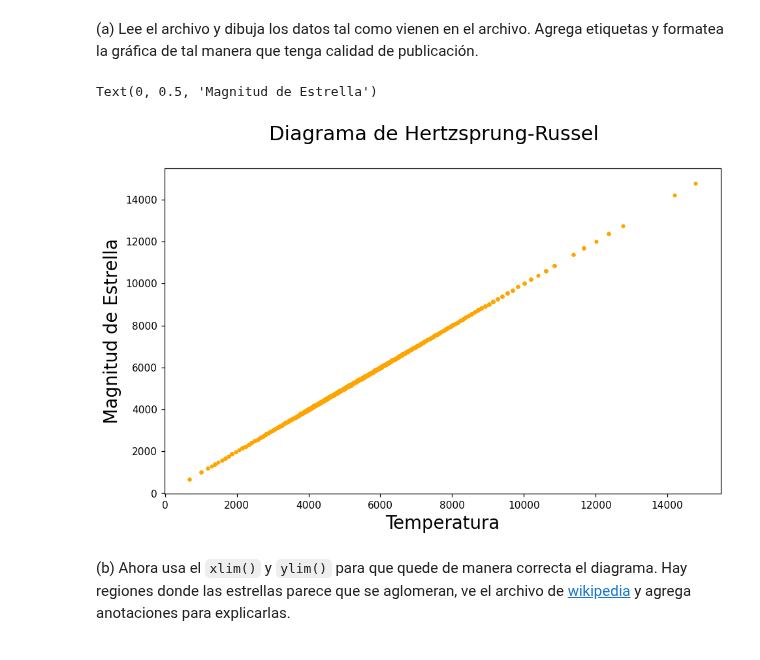
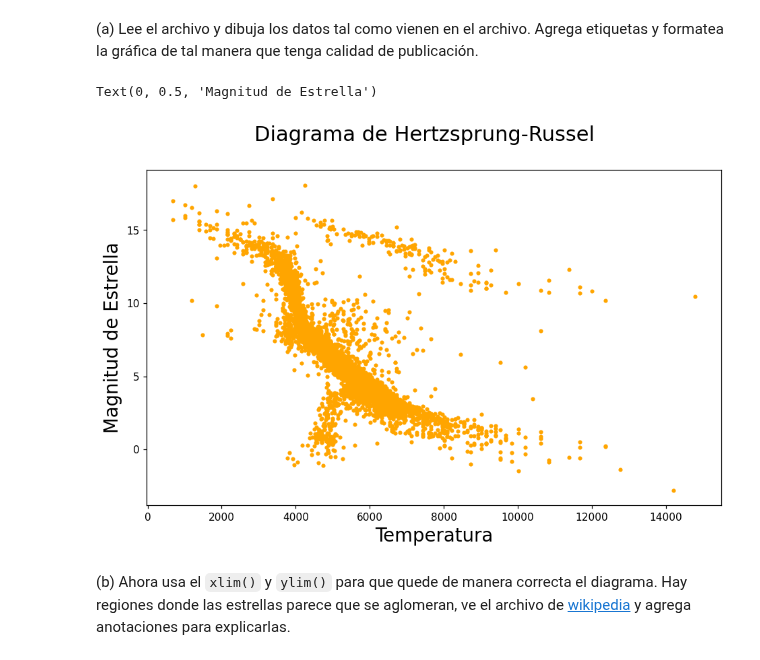
Before and after one commit to jesusigarmor/Matematicas-computacionales-fall2020, a Jupyter notebook: alumnos/marianofranco1998/NumPy_tarea.ipynb, the cells around one changed output. Saved outputs shown, nothing was run; the diff lists cells and outputs as text; code cells hidden in the pictures.

```diff
--- a/alumnos/marianofranco1998/NumPy_tarea.ipynb
+++ b/alumnos/marianofranco1998/NumPy_tarea.ipynb
@@ -207,21 +272,21 @@ Utiliza el archivo `starts.txt` (localizado en la carpeta `data`), el cual conti
 # %%
 stars_arr_x = []
 stars_arr_y = []
-stars = open("stars.txt", "r")
-for line in stars:
+stars = open("stars.txt", "r")                                                 # abrimos y leemos archivo
+for line in stars:                                                             # procesamos datos
     temp = line.split(" ")
     stars_arr_x.append(float(temp[0]))
     stars_arr_y.append(float(temp[1]))
 
 fig6 = plt.figure(figsize=(10, 6), dpi=110)
 
-plot6 = plt.scatter(stars_arr_x, stars_arr_x, color = 'orange', marker='.')
+plot6 = plt.scatter(stars_arr_x, stars_arr_y, color = 'orange', marker='.')    # "ploteamos" nuestros arreglos
 
 fig6.suptitle('Diagrama de Hertzsprung-Russel', fontsize=20)                   # etiquetamos
 plt.xlabel('Temperatura', fontsize=18)
 plt.ylabel('Magnitud de Estrella', fontsize=18)
 # %% [output]
 Text(0, 0.5, 'Magnitud de Estrella')
-[figure, old version]
+[figure, new version]
 # %% [markdown]
 (b) Ahora usa el `xlim()` y  `ylim()` para que quede de manera correcta el diagrama. Hay regiones donde las estrellas parece que se aglomeran, ve el archivo de [wikipedia]( http://en.wikipedia.org/wiki/Hertzsprung%E2%80%93Russell_diagram) y agrega anotaciones para explicarlas.
```
Also changed, not shown: parts of 10 cells of this notebook, 1 other file.
